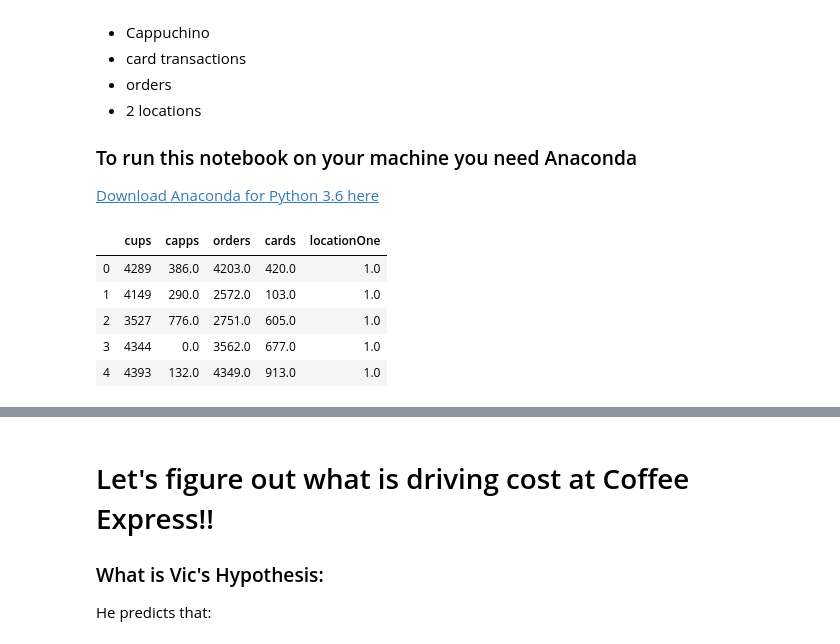
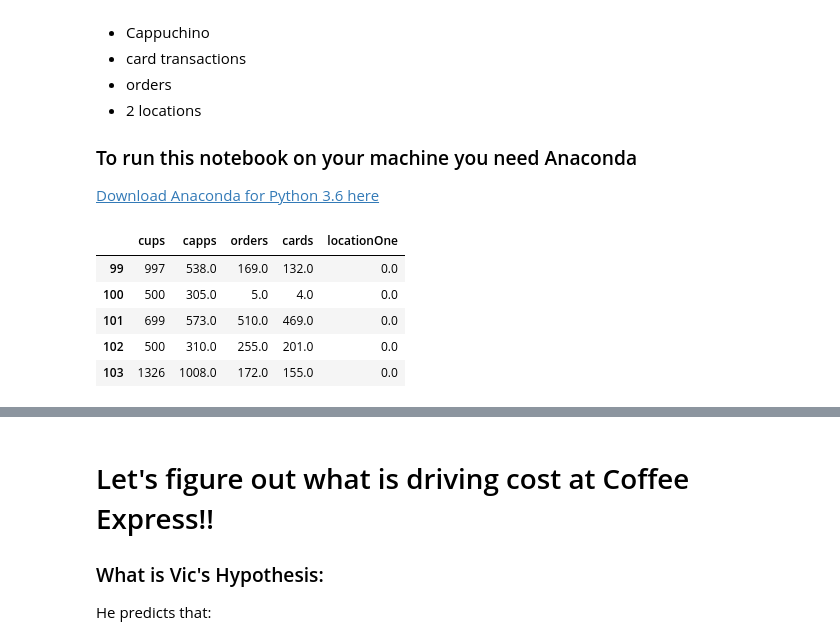
Before and after one commit to ArthurHowardMorris/ACCT2200_Spr2021_Syllabus, a Jupyter notebook: Chapters/CH5/CoffeeCase/CoffeeRegressionCase.ipynb, the cells around one changed output, grey strips where cells are left out. Saved outputs shown, nothing was run; the diff lists cells and outputs as text; code cells hidden in the pictures.

Commit message:
questions and coffee case

```diff
--- a/Chapters/CH5/CoffeeCase/CoffeeRegressionCase.ipynb
+++ b/Chapters/CH5/CoffeeCase/CoffeeRegressionCase.ipynb
@@ -93,12 +95,12 @@ CoffeeData = CoffeeData.round()
 # %%
-CoffeeData.head()
+CoffeeData.tail()
 # %% [output]
 |  | cups | capps | orders | cards | locationOne |
-| 0 | 4289 | 386.0 | 4203.0 | 420.0 | 1.0 |
-| 1 | 4149 | 290.0 | 2572.0 | 103.0 | 1.0 |
-| 2 | 3527 | 776.0 | 2751.0 | 605.0 | 1.0 |
-| 3 | 4344 | 0.0 | 3562.0 | 677.0 | 1.0 |
-| 4 | 4393 | 132.0 | 4349.0 | 913.0 | 1.0 |
+| 99 | 997 | 538.0 | 169.0 | 132.0 | 0.0 |
+| 100 | 500 | 305.0 | 5.0 | 4.0 | 0.0 |
+| 101 | 699 | 573.0 | 510.0 | 469.0 | 0.0 |
+| 102 | 500 | 310.0 | 255.0 | 201.0 | 0.0 |
+| 103 | 1326 | 1008.0 | 172.0 | 155.0 | 0.0 |
 # %%
 # generate cost equation. this is the cost structure that we want to recover:
 CostData = 500 + (CoffeeData.cups-CoffeeData.capps)*.20 + CoffeeData.capps*.70 + CoffeeData.orders * .5 + CoffeeData.cards * 1.24
```
Also changed, not shown: parts of 17 cells of this notebook, 4 other files.
